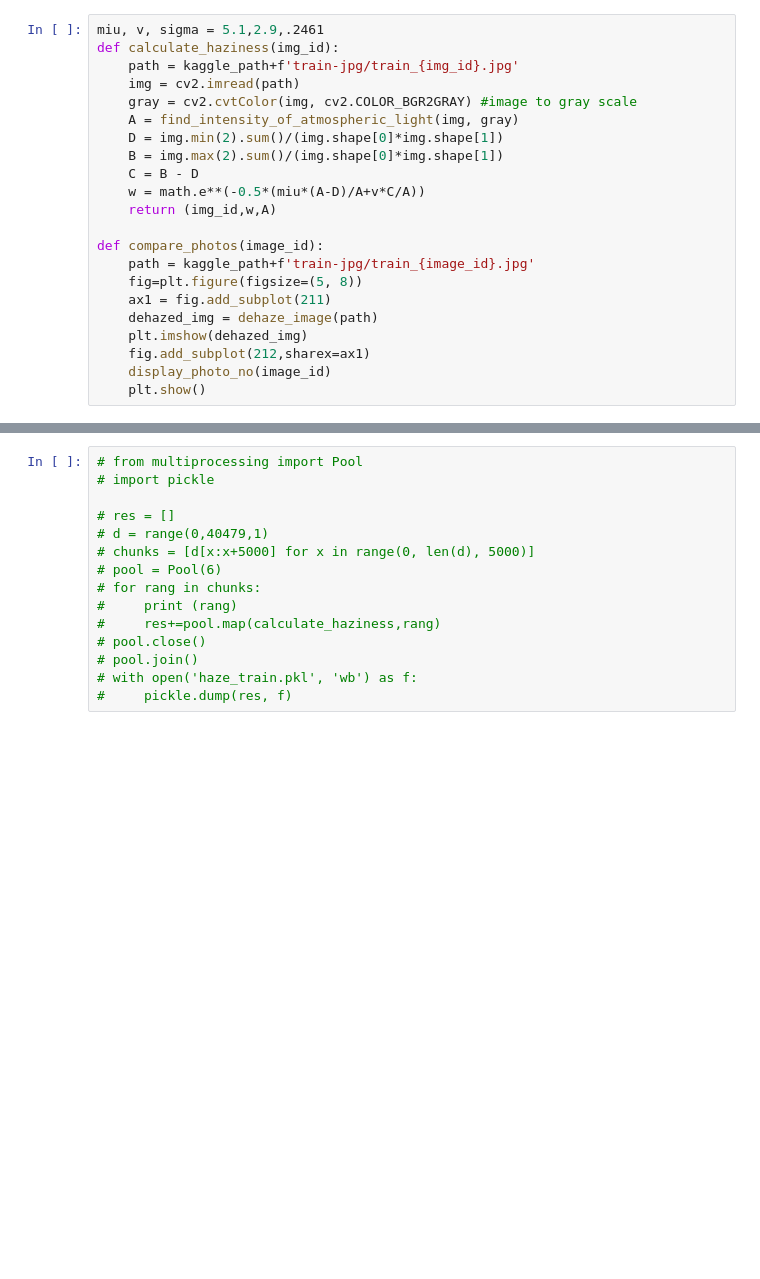
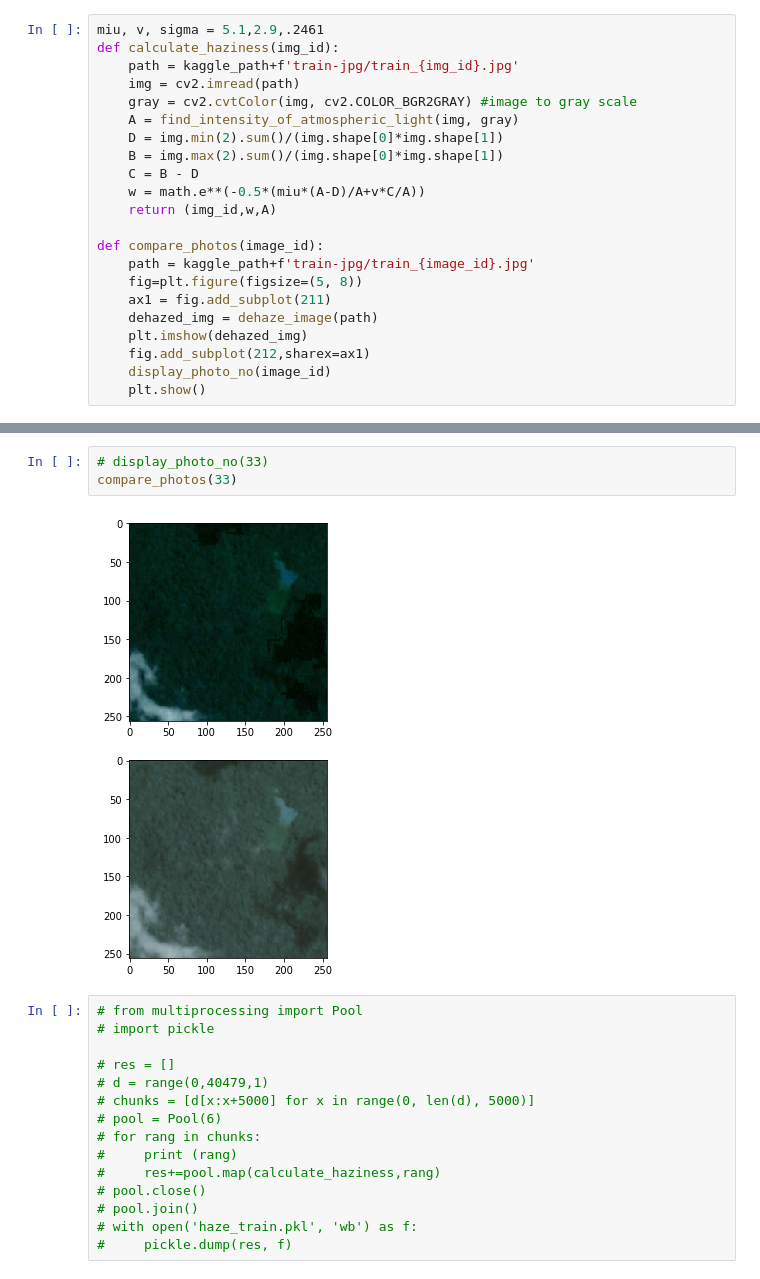
Before and after one commit to mumuxi15/02-Data-Science-Project, a Jupyter notebook: Multilabel image classification/Planet.ipynb, the cells around one changed output, grey strips where cells are left out. Cells and saved outputs as stored; diff of their text form; blank space fills up the shorter version.

```diff
--- a/Multilabel image classification/Planet.ipynb
+++ b/Multilabel image classification/Planet.ipynb
@@ -153,3 +461,8 @@ def compare_photos(image_id):
+# %%
+# display_photo_no(33)
+compare_photos(33)
+# %% [output]
+[figure, added]
 # %%
 # from multiprocessing import Pool
 # import pickle
```
Also changed, not shown: parts of 35 cells of this notebook, 1 other file.
